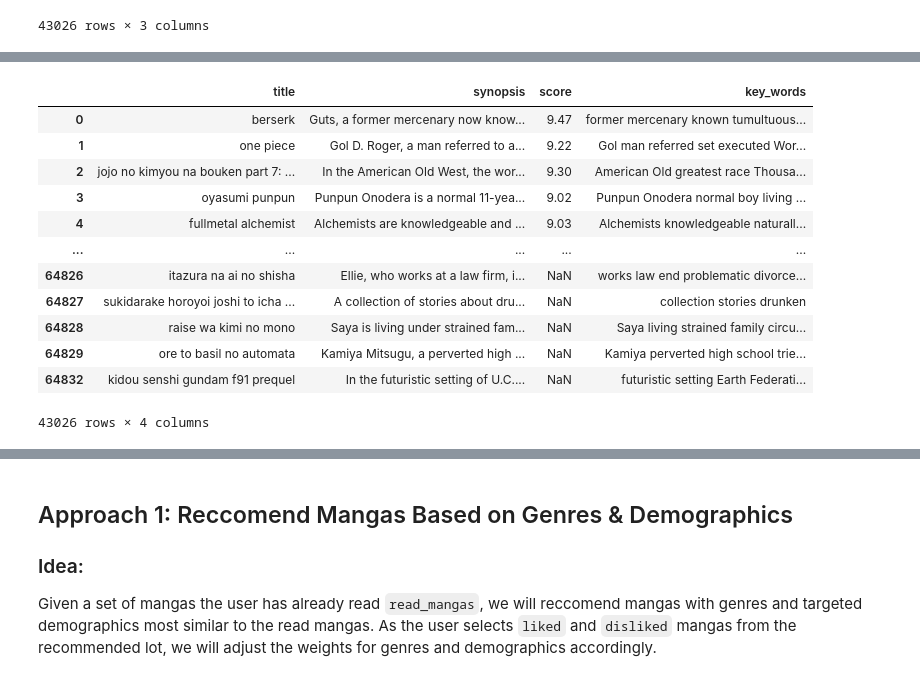
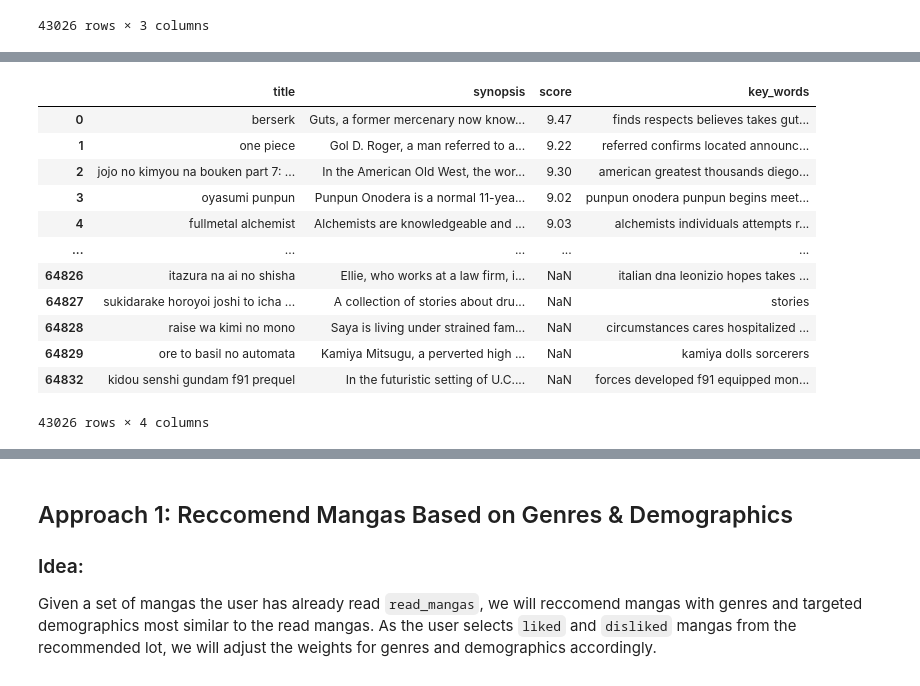
Before and after one commit to GlassesNoGlasses/PythonProjects, a Jupyter notebook: Weeb-Recommendations/manga_rec.ipynb, the cells around one changed output, grey strips where cells are left out. Drawn from its saved outputs; the diff is of its cells as text; code cells hidden in the pictures.

```diff
--- a/Weeb-Recommendations/manga_rec.ipynb
+++ b/Weeb-Recommendations/manga_rec.ipynb
@@ -346,3 +346,9 @@ desc_data
 | 64829 | ore to basil no automata | Kamiya Mitsugu, a perverted high ... | NaN |
 | 64832 | kidou senshi gundam f91 prequel | In the futuristic setting of U.C.... | NaN |
 43026 rows × 3 columns
+# %%
+# filter out non-english words
+
+nltk.download('words')
+
+words = set(nltk.corpus.words.words())
@@ -349,20 +358,20 @@ desc_data
 # %%
-# remove stopwords, punctuations and special chars from manga synopsis
-desc_data['key_words'] = desc_data['synopsis'].apply(lambda x: ' '.join([word for word in x.split() if word.lower() not in stop_words and word.isalnum()]))
+# remove stopwords, punctuations, special chars, and non-english words from manga synopsis
+desc_data['key_words'] = desc_data['synopsis'].apply(lambda x: ' '.join([word.lower() for word in x.split() if word.lower() not in stop_words and word.isalnum() and word.lower() not in words]))
 desc_data
 # %% [output]
 |  | title | synopsis | score | key_words |
-| 0 | berserk | Guts, a former mercenary now know... | 9.47 | former mercenary known tumultuous... |
-| 1 | one piece | Gol D. Roger, a man referred to a... | 9.22 | Gol man referred set executed Wor... |
-| 2 | jojo no kimyou na bouken part 7: ... | In the American Old West, the wor... | 9.30 | American Old greatest race Thousa... |
-| 3 | oyasumi punpun | Punpun Onodera is a normal 11-yea... | 9.02 | Punpun Onodera normal boy living ... |
-| 4 | fullmetal alchemist | Alchemists are knowledgeable and ... | 9.03 | Alchemists knowledgeable naturall... |
+| 0 | berserk | Guts, a former mercenary now know... | 9.47 | finds respects believes takes gut... |
+| 1 | one piece | Gol D. Roger, a man referred to a... | 9.22 | referred confirms located announc... |
+| 2 | jojo no kimyou na bouken part 7: ... | In the American Old West, the wor... | 9.30 | american greatest thousands diego... |
+| 3 | oyasumi punpun | Punpun Onodera is a normal 11-yea... | 9.02 | punpun onodera punpun begins meet... |
+| 4 | fullmetal alchemist | Alchemists are knowledgeable and ... | 9.03 | alchemists individuals attempts r... |
 | ... | ... | ... | ... | ... |
-| 64826 | itazura na ai no shisha | Ellie, who works at a law firm, i... | NaN | works law end problematic divorce... |
-| 64827 | sukidarake horoyoi joshi to icha ... | A collection of stories about dru... | NaN | collection stories drunken |
-| 64828 | raise wa kimi no mono | Saya is living under strained fam... | NaN | Saya living strained family circu... |
-| 64829 | ore to basil no automata | Kamiya Mitsugu, a perverted high ... | NaN | Kamiya perverted high school trie... |
-| 64832 | kidou senshi gundam f91 prequel | In the futuristic setting of U.C.... | NaN | futuristic setting Earth Federati... |
+| 64826 | itazura na ai no shisha | Ellie, who works at a law firm, i... | NaN | italian dna leonizio hopes takes ... |
+| 64827 | sukidarake horoyoi joshi to icha ... | A collection of stories about dru... | NaN | stories |
+| 64828 | raise wa kimi no mono | Saya is living under strained fam... | NaN | circumstances cares hospitalized ... |
+| 64829 | ore to basil no automata | Kamiya Mitsugu, a perverted high ... | NaN | kamiya dolls sorcerers |
+| 64832 | kidou senshi gundam f91 prequel | In the futuristic setting of U.C.... | NaN | forces developed f91 equipped mon... |
 43026 rows × 4 columns
 # %%
 # get all unique words from manga synopsis'
```
Also changed, not shown: parts of 21 cells of this notebook.
